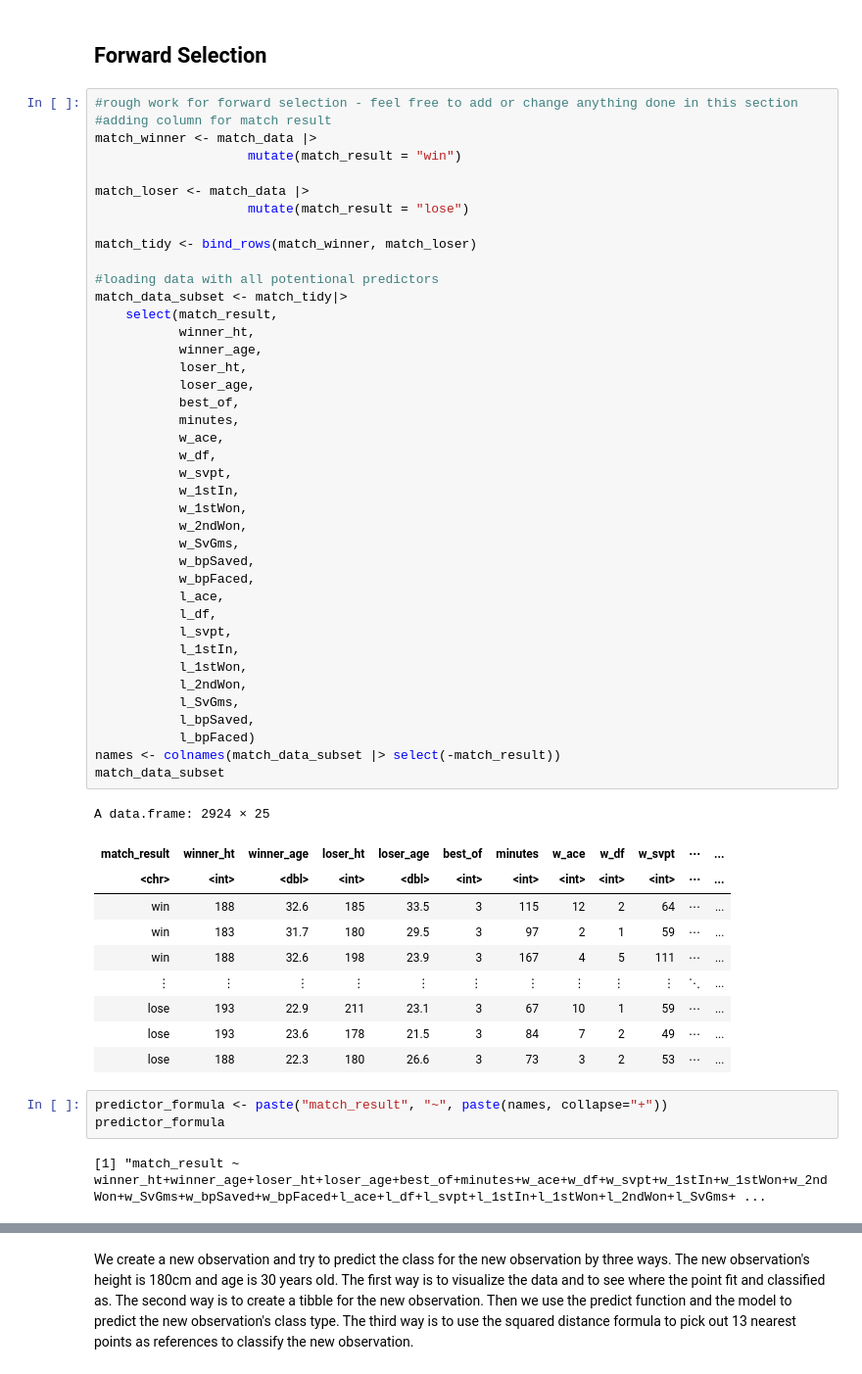
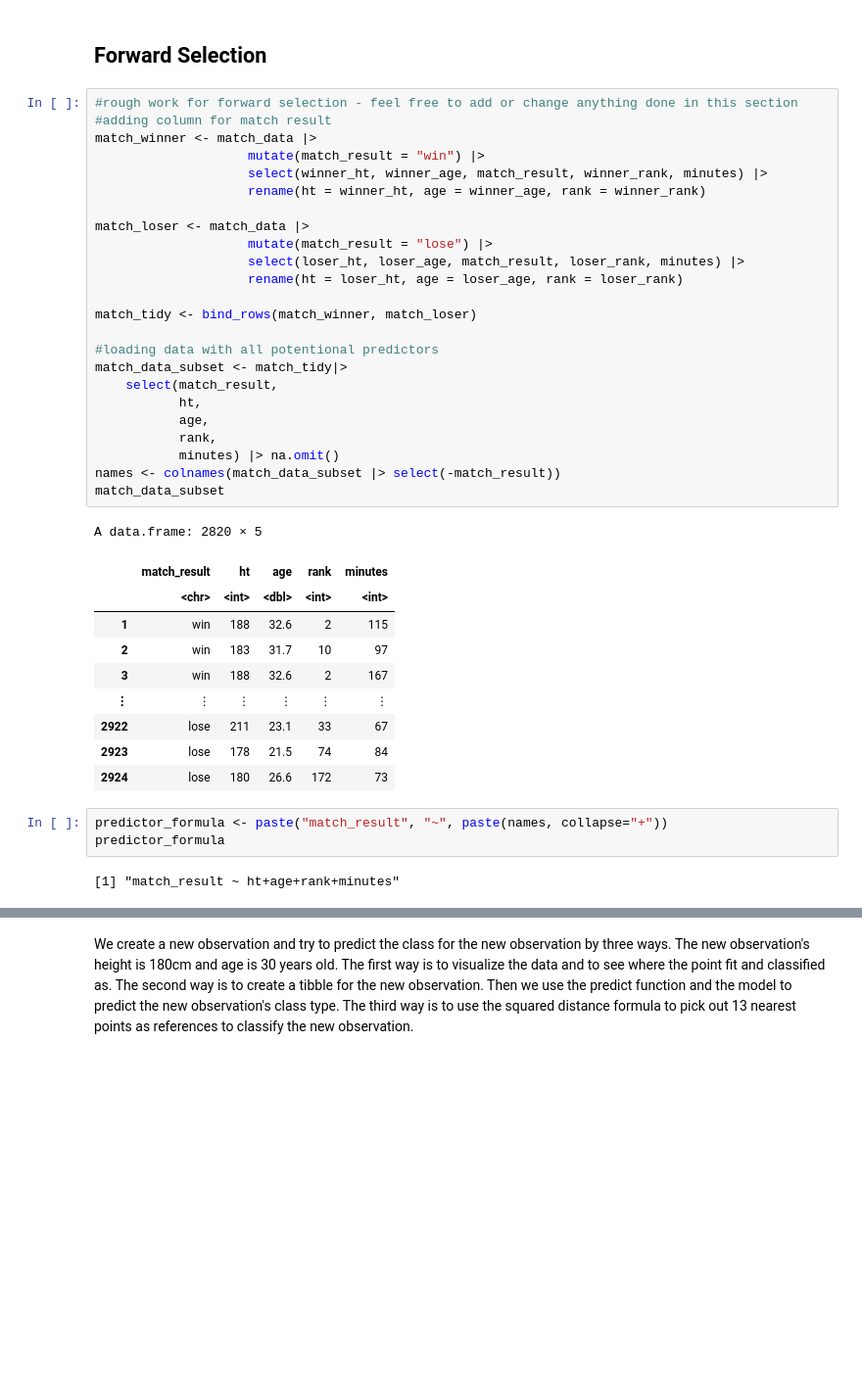
Before and after one commit to bearmohawk/DSCI-100-2022_autumn-Group-37, a Jupyter notebook: Project report Group 37-Copy1.ipynb, the cells around one changed output, grey strips where cells are left out. Shown at 98% size. Drawn from its saved outputs; the diff is of its cells as text; blank space fills up the shorter version.

Commit message:
forward selection for 4 predictors

```diff
--- a/Project report Group 37-Copy1.ipynb
+++ b/Project report Group 37-Copy1.ipynb
@@ -413,59 +413,43 @@ match_result_plot
 # %%
 #rough work for forward selection - feel free to add or change anything done in this section
 #adding column for match result
 match_winner <- match_data |>
-                    mutate(match_result = "win")
+                    mutate(match_result = "win") |>
+                    select(winner_ht, winner_age, match_result, winner_rank, minutes) |>
+                    rename(ht = winner_ht, age = winner_age, rank = winner_rank)
 
 match_loser <- match_data |>
-                    mutate(match_result = "lose")
+                    mutate(match_result = "lose") |>
+                    select(loser_ht, loser_age, match_result, loser_rank, minutes) |>
+                    rename(ht = loser_ht, age = loser_age, rank = loser_rank)
 
 match_tidy <- bind_rows(match_winner, match_loser)
 
 #loading data with all potentional predictors
 match_data_subset <- match_tidy|>
     select(match_result,
-           winner_ht,
-           winner_age,
-           loser_ht,
-           loser_age,
-           best_of,
-           minutes,
-           w_ace,
-           w_df,
-           w_svpt,
-           w_1stIn,
-           w_1stWon,
-           w_2ndWon,
-           w_SvGms,
-           w_bpSaved,
-           w_bpFaced,
-           l_ace,
-           l_df,
-           l_svpt,
-           l_1stIn,
-           l_1stWon,
-           l_2ndWon,
-           l_SvGms,
-           l_bpSaved,
-           l_bpFaced)
+           ht,
+           age,
+           rank,
+           minutes) |> na.omit()
 names <- colnames(match_data_subset |> select(-match_result))
 match_data_subset
 # %% [output]
-A data.frame: 2924 × 25
+A data.frame: 2820 × 5
-| match_result | winner_ht | winner_age | loser_ht | loser_age | best_of | minutes | w_ace | w_df | w_svpt | ⋯ | ... |
-| <chr> | <int> | <dbl> | <int> | <dbl> | <int> | <int> | <int> | <int> | <int> | ⋯ | ... |
-| win | 188 | 32.6 | 185 | 33.5 | 3 | 115 | 12 | 2 | 64 | ⋯ | ... |
-| win | 183 | 31.7 | 180 | 29.5 | 3 | 97 | 2 | 1 | 59 | ⋯ | ... |
-| win | 188 | 32.6 | 198 | 23.9 | 3 | 167 | 4 | 5 | 111 | ⋯ | ... |
-| ⋮ | ⋮ | ⋮ | ⋮ | ⋮ | ⋮ | ⋮ | ⋮ | ⋮ | ⋮ | ⋱ | ... |
-| lose | 193 | 22.9 | 211 | 23.1 | 3 | 67 | 10 | 1 | 59 | ⋯ | ... |
-| lose | 193 | 23.6 | 178 | 21.5 | 3 | 84 | 7 | 2 | 49 | ⋯ | ... |
-| lose | 188 | 22.3 | 180 | 26.6 | 3 | 73 | 3 | 2 | 53 | ⋯ | ... |
+|  | match_result | ht | age | rank | minutes |
+|  | <chr> | <int> | <dbl> | <int> | <int> |
+| 1 | win | 188 | 32.6 | 2 | 115 |
+| 2 | win | 183 | 31.7 | 10 | 97 |
+| 3 | win | 188 | 32.6 | 2 | 167 |
+| ⋮ | ⋮ | ⋮ | ⋮ | ⋮ | ⋮ |
+| 2922 | lose | 211 | 23.1 | 33 | 67 |
+| 2923 | lose | 178 | 21.5 | 74 | 84 |
+| 2924 | lose | 180 | 26.6 | 172 | 73 |
 # %%
 predictor_formula <- paste("match_result", "~", paste(names, collapse="+"))
 predictor_formula
 # %% [output]
-[1] "match_result ~ winner_ht+winner_age+loser_ht+loser_age+best_of+minutes+w_ace+w_df+w_svpt+w_1stIn+w_1stWon+w_2ndWon+w_SvGms+w_bpSaved+w_bpFaced+l_ace+l_df+l_svpt+l_1stIn+l_1stWon+l_2ndWon+l_SvGms+ ...
+[1] "match_result ~ ht+age+rank+minutes"
 # %%
 accuracies <- tibble(size = integer(),
                      model_string = character(),
```
Also changed, not shown: parts of 1 cell of this notebook.
